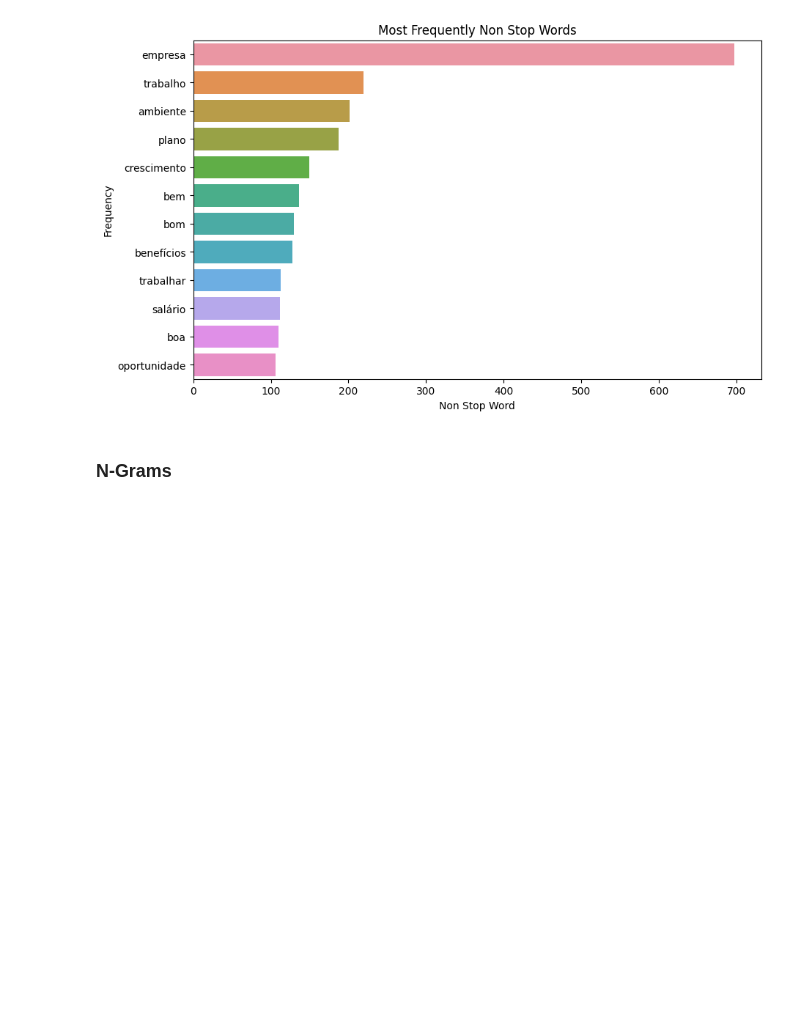
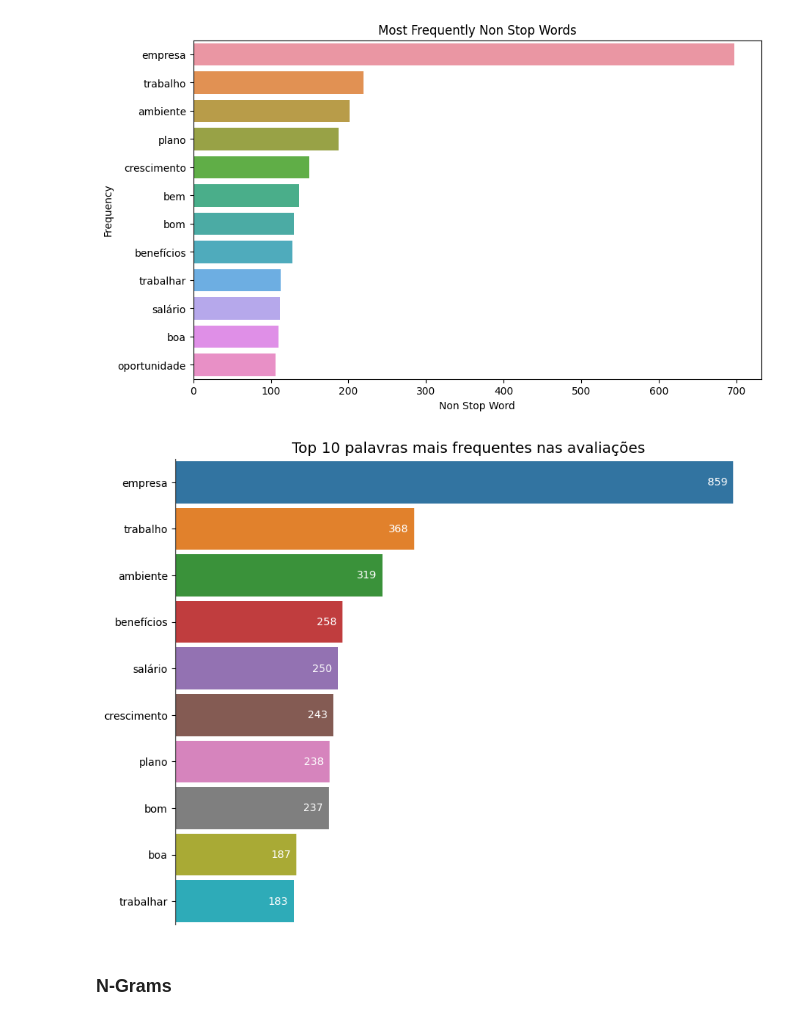
Before and after one commit to stevillis/glassdoor-reviews-analysis-nlp, a Jupyter notebook: data_analysis/data_analysis.ipynb, the cells around one changed output. Cells and saved outputs as stored; diff of their text form; code cells hidden in the pictures; blank space fills up the shorter version.

```diff
--- a/data_analysis/data_analysis.ipynb
+++ b/data_analysis/data_analysis.ipynb
@@ -36,6 +36,8 @@ from utils.plot_config import PlotConfig
 from wordcloud import WordCloud
 # %%
 BERTIMBAU_MODEL_PATH = "neuralmind/bert-base-portuguese-cased"
+# %%
+TRANSLATION_TABLE_SPECIAL_CHARACTERS = str.maketrans("", "", punctuation)
 # %%
 reviews_df = pd.read_csv("../data_preparation/glassdoor_reviews_annotated.csv")
 # %%
@@ -259,7 +350,7 @@ nltk.download("stopwords")
 [nltk_data]   Package stopwords is already up-to-date!
 True
 # %%
-stop_stopwords_portuguese = nltk.corpus.stopwords.words("portuguese")
+stopwords_portuguese = nltk.corpus.stopwords.words("portuguese")
 # %%
 corpus = []
 review_text = reviews_df["review_text"].str.split().values.tolist()
@@ -267,7 +358,7 @@ corpus = [word for i in review_text for word in i]
 # %%
 dic = defaultdict(int)
 for word in corpus:
-    if word.lower() in stop_stopwords_portuguese:
+    if word.lower() in stopwords_portuguese:
         dic[word] += 1
 # %%
 top_stopwords = sorted(dic.items(), key=lambda x: x[1], reverse=True)[:10]
@@ -299,7 +390,7 @@ most = counter.most_common()
 top_non_stopwords = {}
 for word, count in most[:40]:
     word_lower = word.lower()
-    if word_lower not in stop_stopwords_portuguese:
+    if word_lower not in stopwords_portuguese:
         if word_lower not in top_non_stopwords:
             top_non_stopwords[word_lower] = count
         else:
@@ -330,6 +421,74 @@ plt.title("Most Frequently Non Stop Words")
 plt.show()
 # %% [output]
 [figure]
+# %%
+review_text = reviews_df["review_text"].str.split().values.tolist()
+corpus = [word for i in review_text for word in i]
+
+non_stopwords_corpus = []
+for word in corpus:
+    word_lower = word.lower()
+    cleaned_word = word_lower.translate(TRANSLATION_TABLE_SPECIAL_CHARACTERS)
+    if cleaned_word and cleaned_word not in stopwords_portuguese:
+        non_stopwords_corpus.append(cleaned_word)
+
+counter = Counter(non_stopwords_corpus)
+most_common_words = counter.most_common(n=10)
+
+words, counts = zip(*most_common_words)  # Unzip the words and counts
+most_common_words_df = pd.DataFrame({"words": words, "counts": counts})
+
+fig, ax = plt.subplots(1, figsize=(10, 8))
+
+sns.barplot(
+    data=most_common_words_df,
+    x="counts",
+    y="words",
+    ax=ax,
+    width=0.9,
+    orient="h",
+)
+
+# Annotates
+for p in ax.patches:
+    ax.annotate(
+        text=f"{p.get_width():.0f}",
+        xy=(p.get_width(), (p.get_y() + p.get_height() / 2)),
+        ha="center",
+        va="center",
+        fontsize=10,
+        color="white",
+        xytext=(-15, 0),
+        textcoords="offset points",
+    )
+
+# Axes config
+ax.set_xlabel("")
+
+ax.set_xticks([])
+
+ax.set_ylabel("")
+
+ax.set_title(
+    "Top 10 palavras mais frequentes nas avaliações",
+    fontsize=PlotConfig.CHART_TITLE_FONT_SIZE,
+    y=1.0,
+)
+
+ax.spines["top"].set_visible(False)
+ax.spines["right"].set_visible(False)
+ax.spines["bottom"].set_visible(False)
+
+plt.savefig(
+    "top_10_most_frequent_words.png",
+    transparent=True,
+    dpi=300,
+    bbox_inches="tight",
+)
+
+plt.show()
+# %% [output]
+[figure, added]
 # %% [markdown]
 ### N-Grams
 # %% [markdown]
```
Also changed, not shown: parts of 11 cells of this notebook, 6 other files.
